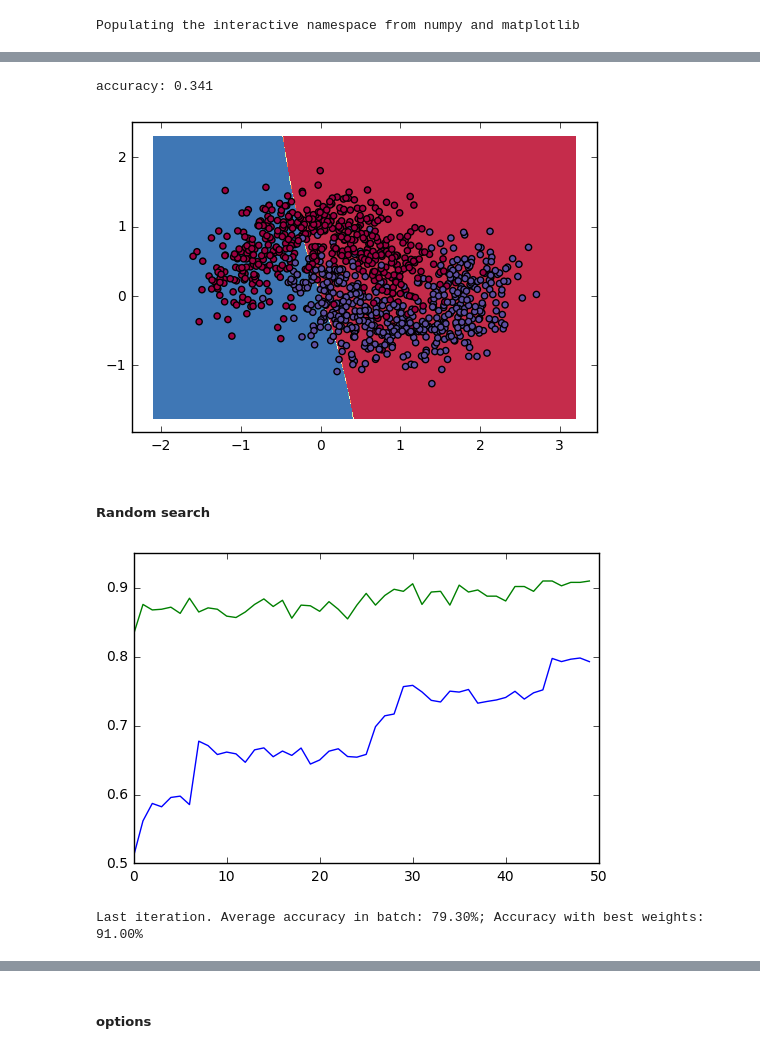
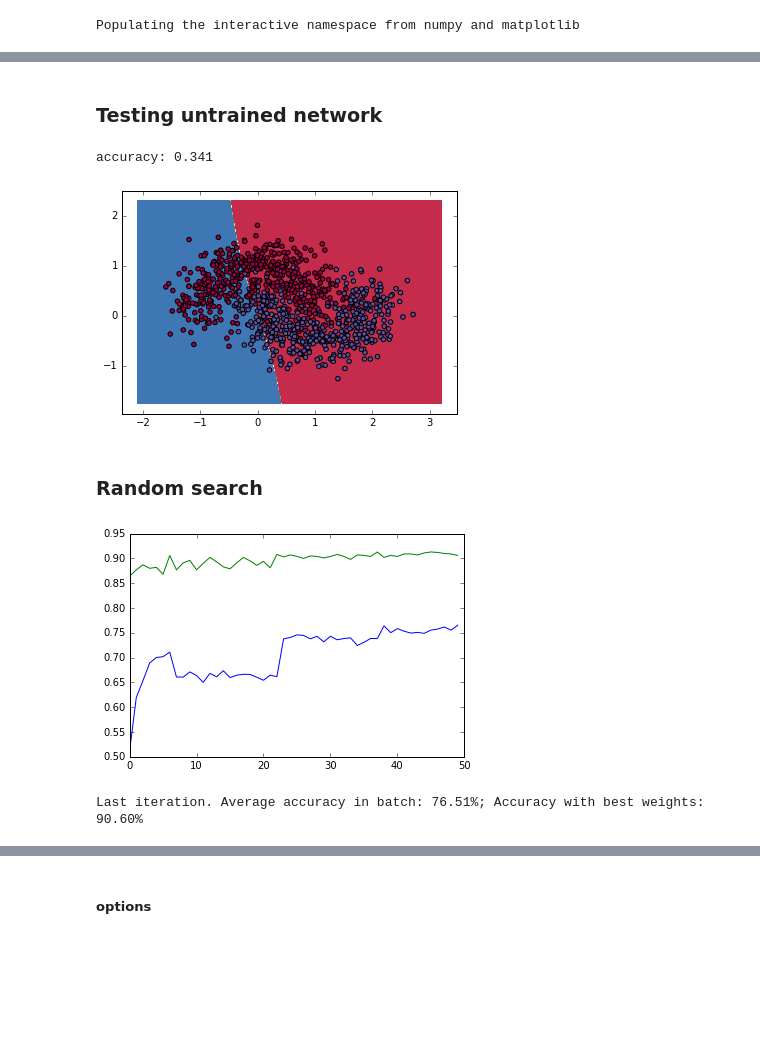
Before and after one commit to IvanSol/miptmlcourse, a Jupyter notebook: assignments/assignment1/run.ipynb, the cells around one changed output, grey strips where cells are left out. Cells and saved outputs as stored; diff of their text form; code cells hidden in the pictures; blank space fills up the shorter version.

```diff
--- a/assignments/assignment1/run.ipynb
+++ b/assignments/assignment1/run.ipynb
@@ -93,15 +95,17 @@ def build_simple_network():
     hid_layers = [FullyConnectedLayer(input_dim=2, hidden_dim=10, act_func=Tanh(), w_initializer=init_weights),
                  FullyConnectedLayer(input_dim=10, hidden_dim=2, act_func=Softmax(), w_initializer=init_weights)]
     return SoftmaxNetwork(hid_layers)
+# %% [markdown]
+### Testing untrained network
 # %%
 # decision boundary for non-trained network
 network_numpy = build_simple_network()
 y_pred = network_numpy.predict(x)
-print 'accuracy: {:.3f}'.format(accuracy_score(y_true=y_tar, y_pred=y_pred))
+print('accuracy: {:.3f}'.format(accuracy_score(y_true=y_tar, y_pred=y_pred)))
 plot_decision_boundary(x, y_tar, network_numpy.predict)
 # %% [output]
 accuracy: 0.341
-[figure, old version]
+[figure, new version]
 # %%
 from tqdm import tqdm
 from models.opt_derivative_free import mult_random_search, mult_cem
@@ -110,26 +114,26 @@ def f(params):
     network_numpy.set_params_from_flatten_array(params)
     return network_numpy.calc_accuracy(x, y_tar)
 # %% [markdown]
-##### Random search
+### Random search
 # %%
 # training
 network_numpy = build_simple_network()
 params_mean = np.zeros(network_numpy.n_params)
 av_acc, max_acc = [], []
 n_iter = 50
-res_rs = mult_random_search(f, params_mean, params_std=1., n_workers=4, batch_size=200, n_iter=n_iter)
-for i in tqdm(xrange(n_iter)):
+res_rs = mult_random_search(f, params_mean, params_std=1., n_workers=2, batch_size=400, n_iter=n_iter)
+for i in tqdm(range(n_iter)):
     res = next(res_rs)
     av_acc.append(res['results'].mean())
     max_acc.append(np.max(res['results']))
 plt.plot(av_acc)
 plt.plot(max_acc)
 plt.show()
-print 'Last iteration. Average accuracy in batch: {:.2f}%; Accuracy with best weights: {:.2f}%'\
-                                                                      .format(av_acc[-1]*100, max_acc[-1]*100)
+print('Last iteration. Average accuracy in batch: {:.2f}%; Accuracy with best weights: {:.2f}%'\
+                                                                      .format(av_acc[-1]*100, max_acc[-1]*100))
 # %% [output]
-[figure, old version]
+[figure, new version]
-Last iteration. Average accuracy in batch: 79.30%; Accuracy with best weights: 91.00%
+Last iteration. Average accuracy in batch: 76.51%; Accuracy with best weights: 90.60%
 # %%
 # decision boundary
 best_weights = res['best_params']
```
Also changed, not shown: parts of 42 cells of this notebook, 4 other files.
